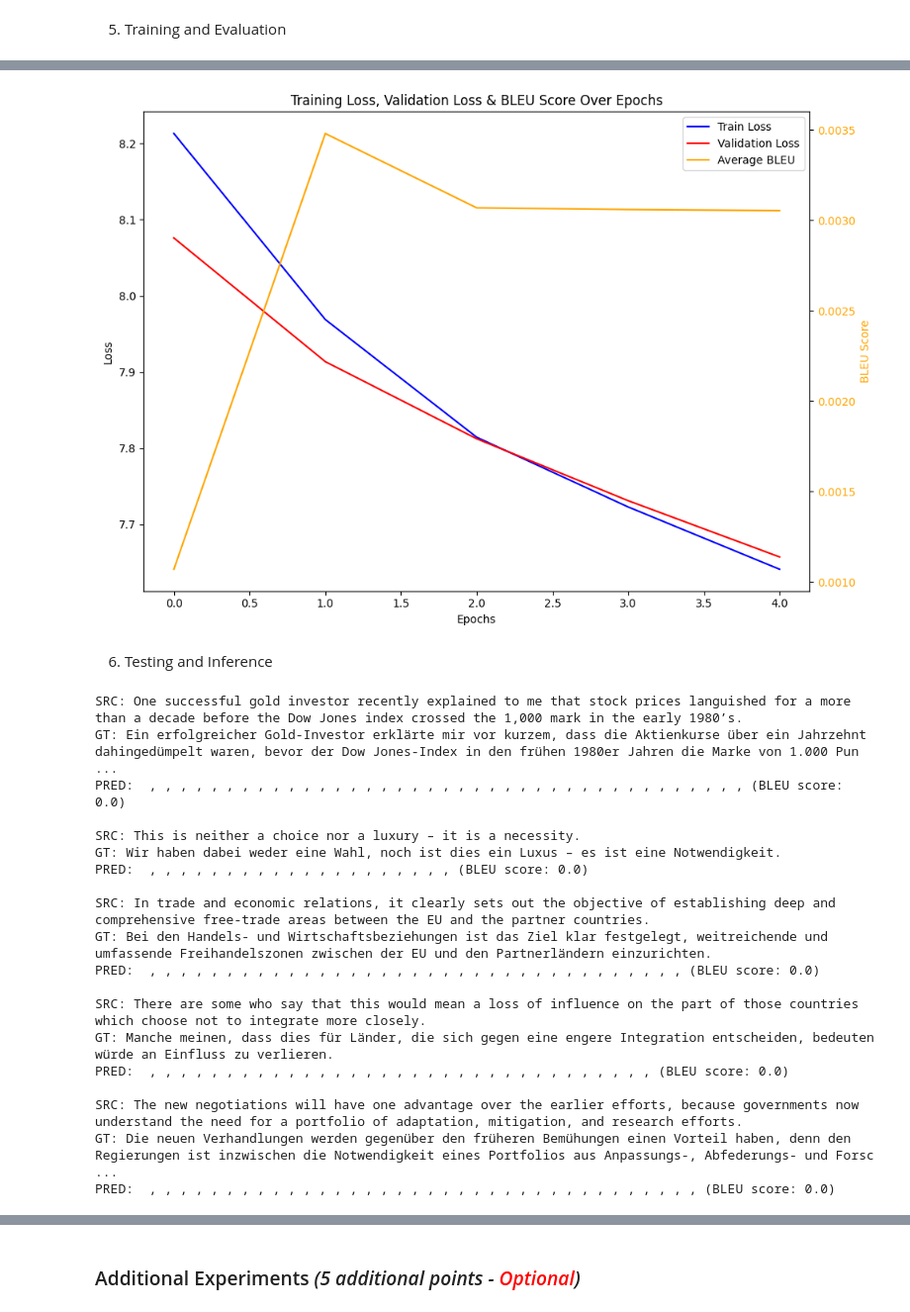
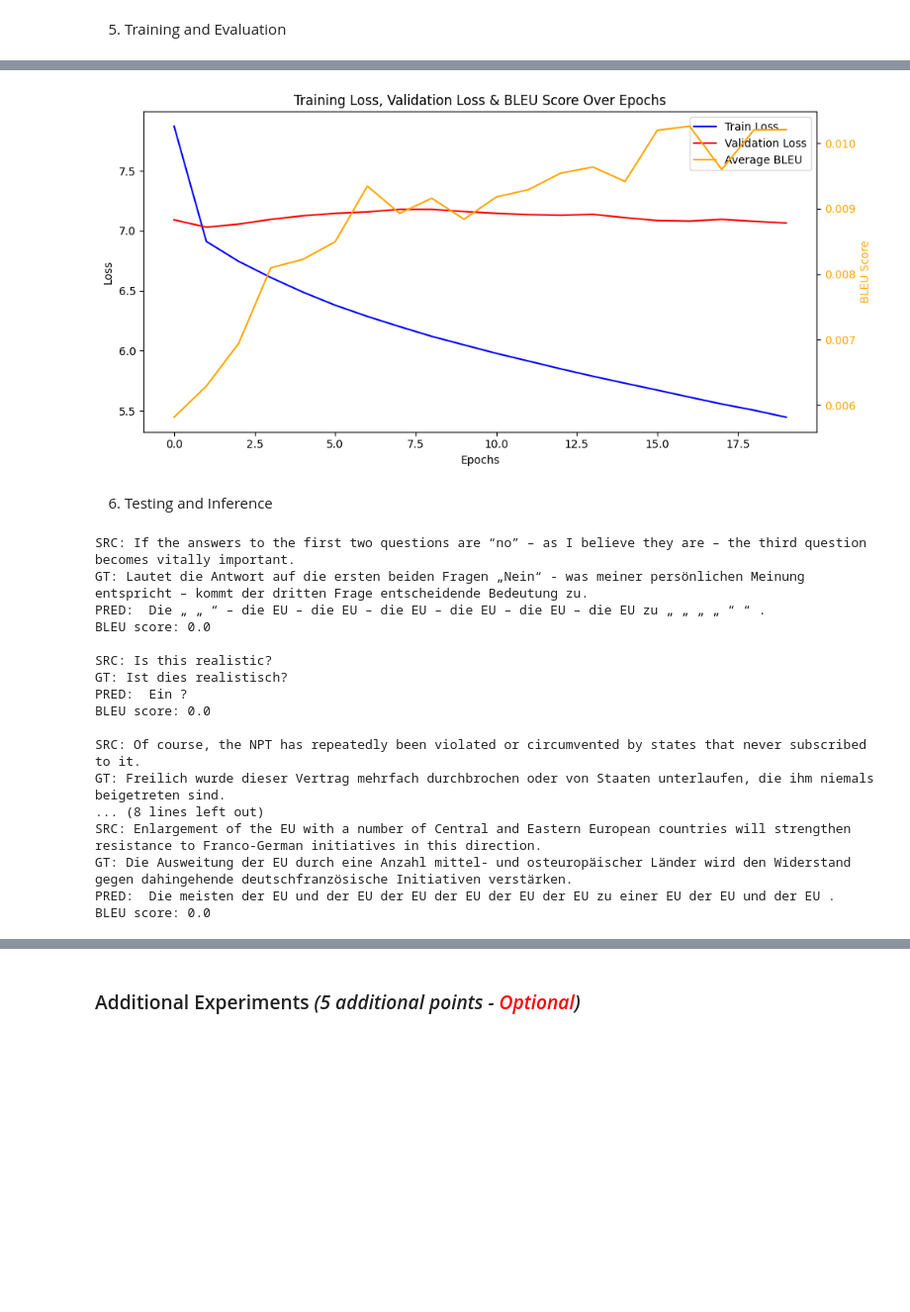
Before and after one commit to jdai01/CAI_NatL, a Jupyter notebook: Assignment 3/Assignment_3_SS25.ipynb, the cells around one changed output, grey strips where cells are left out. Shown at 99% size. Drawn from its saved outputs; the diff is of its cells as text; code cells hidden in the pictures; blank space fills up the shorter version.

Commit message:
Created using Colab: Translation Transformer with increased amount of data, higher epochs

```diff
--- a/Assignment 3/Assignment_3_SS25.ipynb
+++ b/Assignment 3/Assignment_3_SS25.ipynb
@@ -411,7 +373,7 @@ de_filename = "training/news-commentary-v9.de-en.de"
 with open(en_filename, 'r') as en_file, open(de_filename, 'r') as de_file:
     en = pd.Series(en_file.readlines(), name=SRC_LANGUAGE).apply(lambda text: clean_text(text))
     de = pd.Series(de_file.readlines(), name=TGT_LANGUAGE).apply(lambda text: clean_text(text))
-translation_df = pd.concat([en, de], axis=1).head(500)
+translation_df = pd.concat([en, de], axis=1).head(5000)
 translation_df.head()
 # %% [output]
 |  | en | de |
@@ -672,16 +634,11 @@ TGT_VOCAB_SIZE = len(vocab_transform[TGT_LANGUAGE])       # Target language voca
 EMB_SIZE = 192                                            # Embedding Size
 NHEAD = 6                                                 # Heads in Multi-Head Attention
 FFN_HID_DIM = 192                                         # Feed-Forward Network Dimension
-BATCH_SIZE = 192                                          # Batch Size
+BATCH_SIZE = 16                                           # Batch Size
 NUM_ENCODER_LAYERS = 4                                    # Number of Encoder Layers
 NUM_DECODER_LAYERS = 4                                    # Number of Decoder Layers
 DEVICE = 'cuda' if torch.cuda.is_available() else 'cpu'   # Device for Computation
-NUM_EPOCHS = 5 # original: 50
-
-
-# Loss function and optimiser
-loss_fn = torch.nn.CrossEntropyLoss(ignore_index=PAD_IDX)
-optimizer = torch.optim.Adam(model.parameters(), lr=0.0001, betas=(0.9, 0.98), eps=1e-9)
+NUM_EPOCHS = 20 # original: 50
 # %%
 model = Seq2SeqTransformer(
     NUM_ENCODER_LAYERS,
@@ -863,36 +828,36 @@ def save_plots(train_loss, valid_loss, avg_bleu):
     """
     Function to save the loss plots to disk.
     """
-    fig, ax1 = plt.subplots(figsize=(10, 7))
+    fig, ax1 = plt.subplots(figsize=(10, 5))
 
     # Plot train and validation loss on primary y-axis
     ax1.plot(train_loss, color='blue', linestyle='-', label='Train Loss')
     ax1.plot(valid_loss, color='red', linestyle='-', label='Validation Loss')
     ax1.set_xlabel('Epochs')
     ax1.set_ylabel('Loss', color='black')
     ax1.tick_params(axis='y', labelcolor='black')
 
     # Second y-axis for BLEU scores
     ax2 = ax1.twinx()
     ax2.plot(avg_bleu_list, color='orange', linestyle='-', label='Average BLEU')
     ax2.set_ylabel('BLEU Score', color='orange')
     ax2.tick_params(axis='y', labelcolor='orange')
 
     # Combine legends from both axes
     lines_1, labels_1 = ax1.get_legend_handles_labels()
     lines_2, labels_2 = ax2.get_legend_handles_labels()
     ax1.legend(lines_1 + lines_2, labels_1 + labels_2, loc='upper right')
 
     # Save and show
     plt.title('Training Loss, Validation Loss & BLEU Score Over Epochs')
     plt.tight_layout()
     os.makedirs('outputs', exist_ok=True)
     plt.savefig(os.path.join('outputs', 'loss_bleu.png'))
     plt.show()
 
 save_plots(train_loss_list, valid_loss_list, avg_bleu_list)
 # %% [output]
-[figure, old version]
+[figure, new version]
 # %% [markdown]
 6. Testing and Inference
 # %%
@@ -948,25 +913,24 @@ for sentence in infer_sentences:
     reference = token_transform["de"](sentence[1])
     candidate = token_transform["de"](translated)
     bleu = sacrebleu.corpus_bleu(reference, candidate, tokenize='none')
-    print(f"PRED: {translated} (BLEU score: {bleu.score})\n")
+    print(f"PRED: {translated}")
+    print(f"BLEU score: {bleu.score}\n")
 # %% [output]
-SRC: One successful gold investor recently explained to me that stock prices languished for a more than a decade before the Dow Jones index crossed the 1,000 mark in the early 1980’s.
-GT: Ein erfolgreicher Gold-Investor erklärte mir vor kurzem, dass die Aktienkurse über ein Jahrzehnt dahingedümpelt waren, bevor der Dow Jones-Index in den frühen 1980er Jahren die Marke von 1.000 Pun ...
-PRED:  , , , , , , , , , , , , , , , , , , , , , , , , , , , , , , , , , , , , , , , (BLEU score: 0.0)
+SRC: If the answers to the first two questions are “no” – as I believe they are – the third question becomes vitally important.
+GT: Lautet die Antwort auf die ersten beiden Fragen „Nein“ - was meiner persönlichen Meinung entspricht – kommt der dritten Frage entscheidende Bedeutung zu.
+PRED:  Die „ „ “ – die EU – die EU – die EU – die EU – die EU – die EU zu „ „ „ „ “ “ .
+BLEU score: 0.0
 
-SRC: This is neither a choice nor a luxury – it is a necessity.
-GT: Wir haben dabei weder eine Wahl, noch ist dies ein Luxus – es ist eine Notwendigkeit.
-PRED:  , , , , , , , , , , , , , , , , , , , , (BLEU score: 0.0)
+SRC: Is this realistic?
+GT: Ist dies realistisch?
+PRED:  Ein ?
+BLEU score: 0.0
 
-SRC: In trade and economic relations, it clearly sets out the objective of establishing deep and comprehensive free-trade areas between the EU and the partner countries.
-GT: Bei den Handels- und Wirtschaftsbeziehungen ist das Ziel klar festgelegt, weitreichende und umfassende Freihandelszonen zwischen der EU und den Partnerländern einzurichten.
-PRED:  , , , , , , , , , , , , , , , , , , , , , , , , , , , , , , , , , , , (BLEU score: 0.0)
-
-SRC: There are some who say that this would mean a loss of influence on the part of those countries which choose not to integrate more closely.
-GT: Manche meinen, dass dies für Länder, die sich gegen eine engere Integration entscheiden, bedeuten würde an Einfluss zu verlieren.
-PRED:  , , , , , , , , , , , , , , , , , , , , , , , , , , , , , , , , , (BLEU score: 0.0)
-
-SRC: The new negotiations will have one advantage over the earlier efforts, because governments now understand the need for a portfolio of adaptation, mitigation, and research efforts.
-GT: Die neuen Verhandlungen werden gegenüber den früheren Bemühungen einen Vorteil haben, denn den Regierungen ist inzwischen die Notwendigkeit eines Portfolios aus Anpassungs-, Abfederungs- und Forsc ...
-PRED:  , , , , , , , , , , , , , , , , , , , , , , , , , , , , , , , , , , , , (BLEU score: 0.0)
+SRC: Of course, the NPT has repeatedly been violated or circumvented by states that never subscribed to it.
+GT: Freilich wurde dieser Vertrag mehrfach durchbrochen oder von Staaten unterlaufen, die ihm niemals beigetreten sind.
+... (8 lines left out)
+SRC: Enlargement of the EU with a number of Central and Eastern European countries will strengthen resistance to Franco-German initiatives in this direction.
+GT: Die Ausweitung der EU durch eine Anzahl mittel- und osteuropäischer Länder wird den Widerstand gegen dahingehende deutschfranzösische Initiativen verstärken.
+PRED:  Die meisten der EU und der EU der EU der EU der EU der EU zu einer EU der EU und der EU .
+BLEU score: 0.0
 # %%
```
Also changed, not shown: parts of 9 cells of this notebook.
